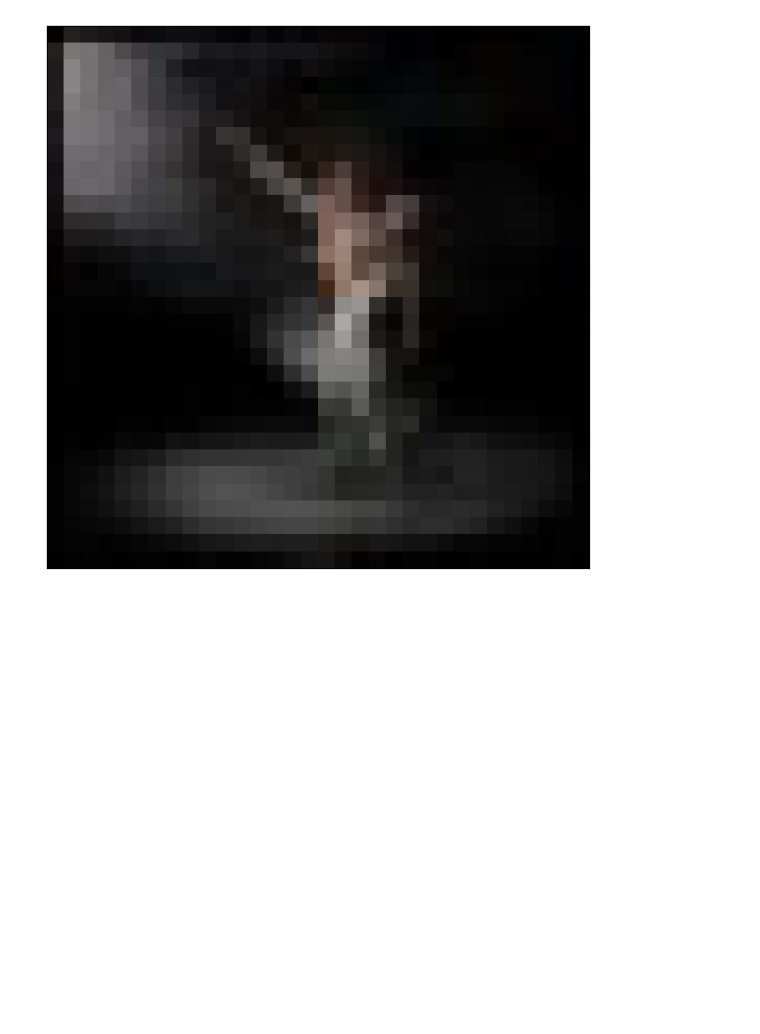
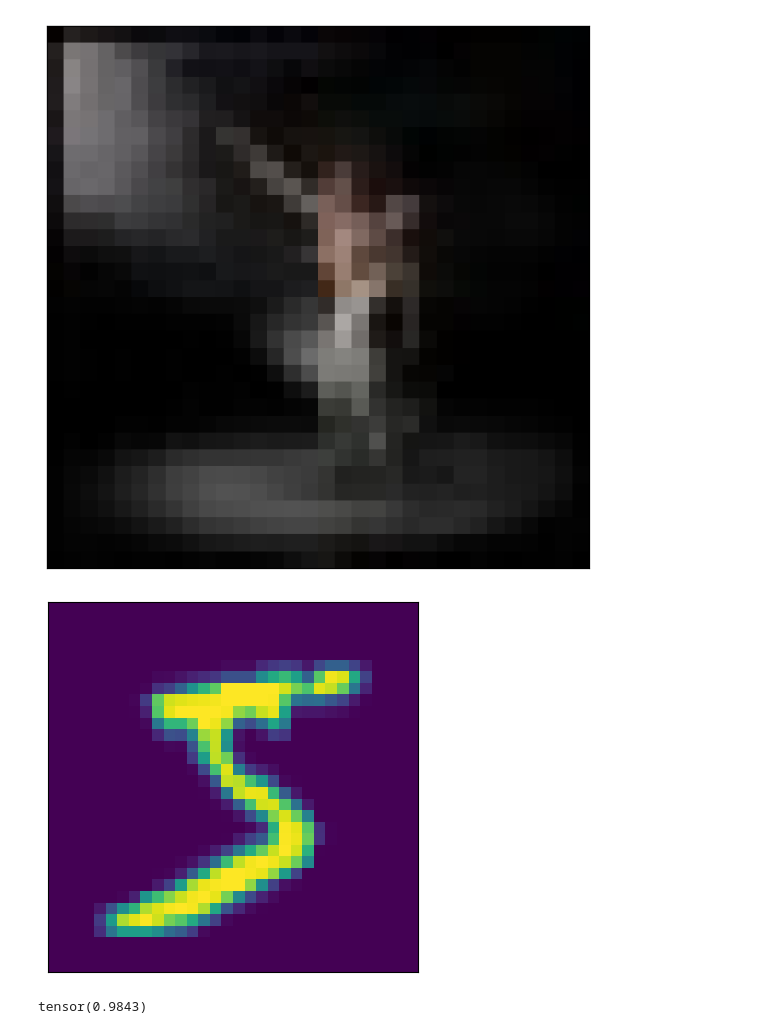
Before and after one commit to tgritsaev/image-generation, a Jupyter notebook: info.ipynb, the cells around one changed output. Cells and saved outputs as stored; diff of their text form; code cells hidden in the pictures; blank space fills up the shorter version.

```diff
--- a/info.ipynb
+++ b/info.ipynb
@@ -110,3 +110,42 @@ plt.yticks([])
 plt.show()
 # %% [output]
 [figure]
+# %%
+import torch
+import torchvision
+from torchvision.datasets import MNIST
+import torchvision.transforms.functional as TF
+
+
+class MNISTWrapper(MNIST):
+    def __init__(self, **kwargs):
+        super().__init__(**kwargs)
+        self.resize = torchvision.transforms.Resize(size=(32, 32))
+
+    def __getitem__(self, index: int):
+        img, target = self.data[index], int(self.targets[index])
+
+        return TF.normalize(
+            self.resize(img.unsqueeze(0)).to(torch.float32) / 255.0,
+            (0.5),
+            (0.5),
+        )
+# %%
+ds = MNISTWrapper(root="mnist/MNISTWrapper", download=True)
+# %%
+import random
+import numpy as np
+import math
+import matplotlib.pyplot as plt
+
+
+plt.imshow(ds[0][0])
+plt.xticks([])
+plt.yticks([])
+plt.show()
+# %% [output]
+[figure, added]
+# %%
+ds[0][0].max()
+# %% [output]
+tensor(0.9843)
```
Also changed, not shown: 2 other files.
